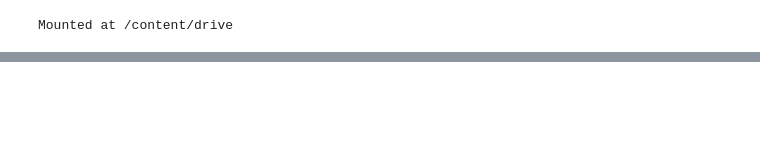
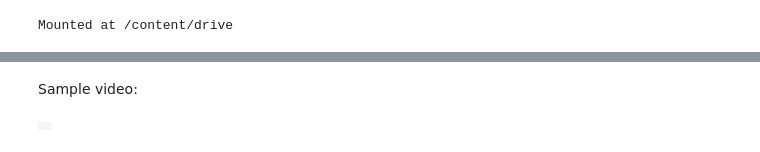
Before and after one commit to przemek-c/robot-arm, a Jupyter notebook: robot-arm.ipynb, the cells around one changed output, grey strips where cells are left out. Saved outputs shown, nothing was run; the diff lists cells and outputs as text; code cells hidden in the pictures; blank space fills up the shorter version.

Commit message:
Utworzono za pomocą Colab

```diff
--- a/robot-arm.ipynb
+++ b/robot-arm.ipynb
@@ -186,0 +153,30 @@ media.show_image(renderer.render())
+# %% [markdown]
+Sample video:
+# %%
+model = mujoco.MjModel.from_xml_path('/content/drive/MyDrive/Colab Notebooks/kuka/iiwa14.xml')
+data = mujoco.MjData(model)
+
+# enable joint visualization option:
+scene_option = mujoco.MjvOption()
+scene_option.flags[mujoco.mjtVisFlag.mjVIS_JOINT] = True
+
+duration = 3.8  # (seconds)
+framerate = 60  # (Hz)
+
+# Simulate and display video.
+frames = []
+mujoco.mj_resetData(model, data)
+with mujoco.Renderer(model) as renderer:
+  while data.time < duration:
+    for i in range (7):
+      data.qpos[i] = QPOS[i] + 0.5 * np.sin(data.time * (i + 1))  # Example dynamic update
+
+    mujoco.mj_step(model, data)
+    if len(frames) < data.time * framerate:
+      renderer.update_scene(data, scene_option=scene_option)
+      pixels = renderer.render()
+      frames.append(pixels)
+
+media.show_video(frames, fps=framerate)
+# %% [output]
+|  |
```
Also changed, not shown: parts of 16 cells of this notebook.
